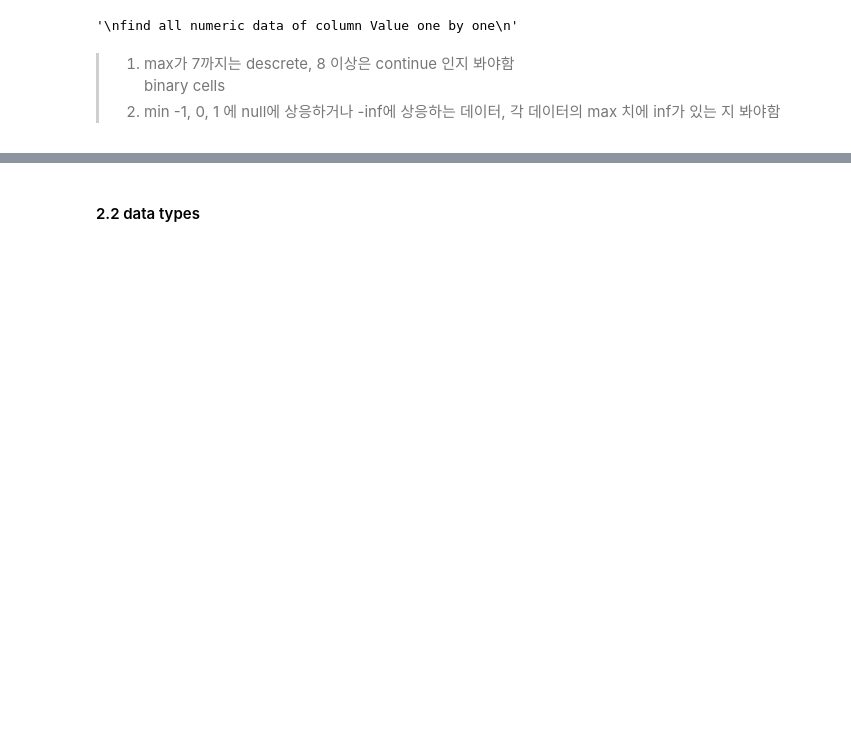
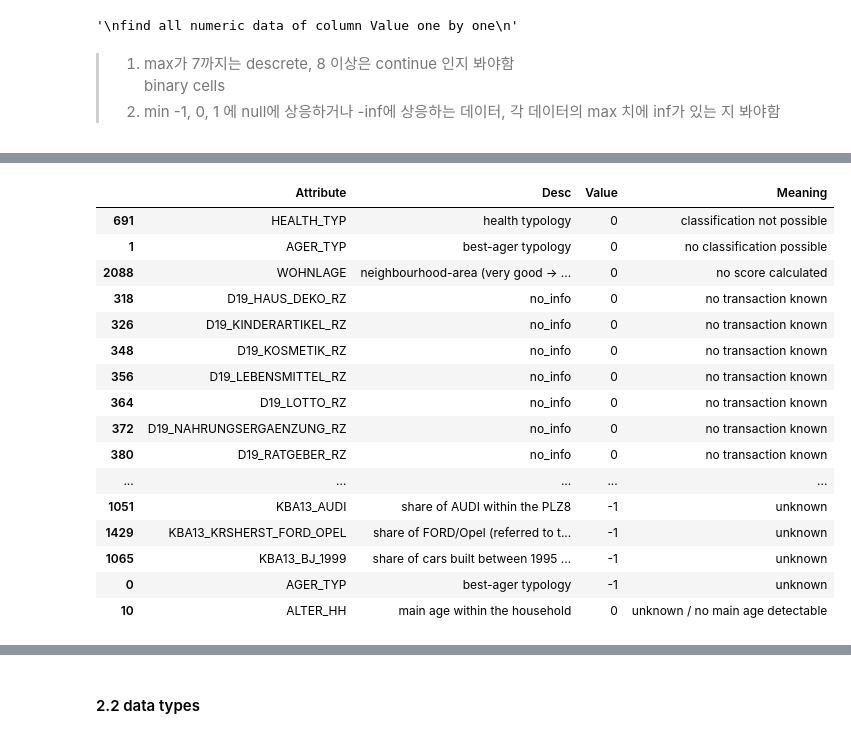
Before and after one commit to jaeyoun-chang/u_city_capstone, a Jupyter notebook: Arvato Project Workbook.ipynb, the cells around one changed output, grey strips where cells are left out. Saved outputs shown, nothing was run; the diff lists cells and outputs as text; code cells hidden in the pictures; blank space fills up the shorter version.

```diff
--- a/Arvato Project Workbook.ipynb
+++ b/Arvato Project Workbook.ipynb
@@ -530,0 +569,22 @@ NameError: name 'pd' is not defined
+# %%
+attr_below_1 = attr_below_1[attr_below_1.Meaning.isin(maybe_null)]
+
+view_all(attr_below_1[['Attribute', 'Desc', 'Value', 'Meaning']].sort_values(by = 'Meaning'))
+# %% [output]
+|  | Attribute | Desc | Value | Meaning |
+| 691 | HEALTH_TYP | health typology | 0 | classification not possible |
+| 1 | AGER_TYP | best-ager typology | 0 | no classification possible |
+| 2088 | WOHNLAGE | neighbourhood-area (very good -> ... | 0 | no score calculated |
+| 318 | D19_HAUS_DEKO_RZ | no_info | 0 | no transaction known |
+| 326 | D19_KINDERARTIKEL_RZ | no_info | 0 | no transaction known |
+| 348 | D19_KOSMETIK_RZ | no_info | 0 | no transaction known |
+| 356 | D19_LEBENSMITTEL_RZ | no_info | 0 | no transaction known |
+| 364 | D19_LOTTO_RZ | no_info | 0 | no transaction known |
+| 372 | D19_NAHRUNGSERGAENZUNG_RZ | no_info | 0 | no transaction known |
+| 380 | D19_RATGEBER_RZ | no_info | 0 | no transaction known |
+| ... | ... | ... | ... | ... |
+| 1051 | KBA13_AUDI | share of AUDI within the PLZ8 | -1 | unknown |
+| 1429 | KBA13_KRSHERST_FORD_OPEL | share of FORD/Opel (referred to t... | -1 | unknown |
+| 1065 | KBA13_BJ_1999 | share of cars built between 1995 ... | -1 | unknown |
+| 0 | AGER_TYP | best-ager typology | -1 | unknown |
+| 10 | ALTER_HH | main age within the household | 0 | unknown / no main age detectable |
```
Also changed, not shown: parts of 12 cells of this notebook, 2 other files.
